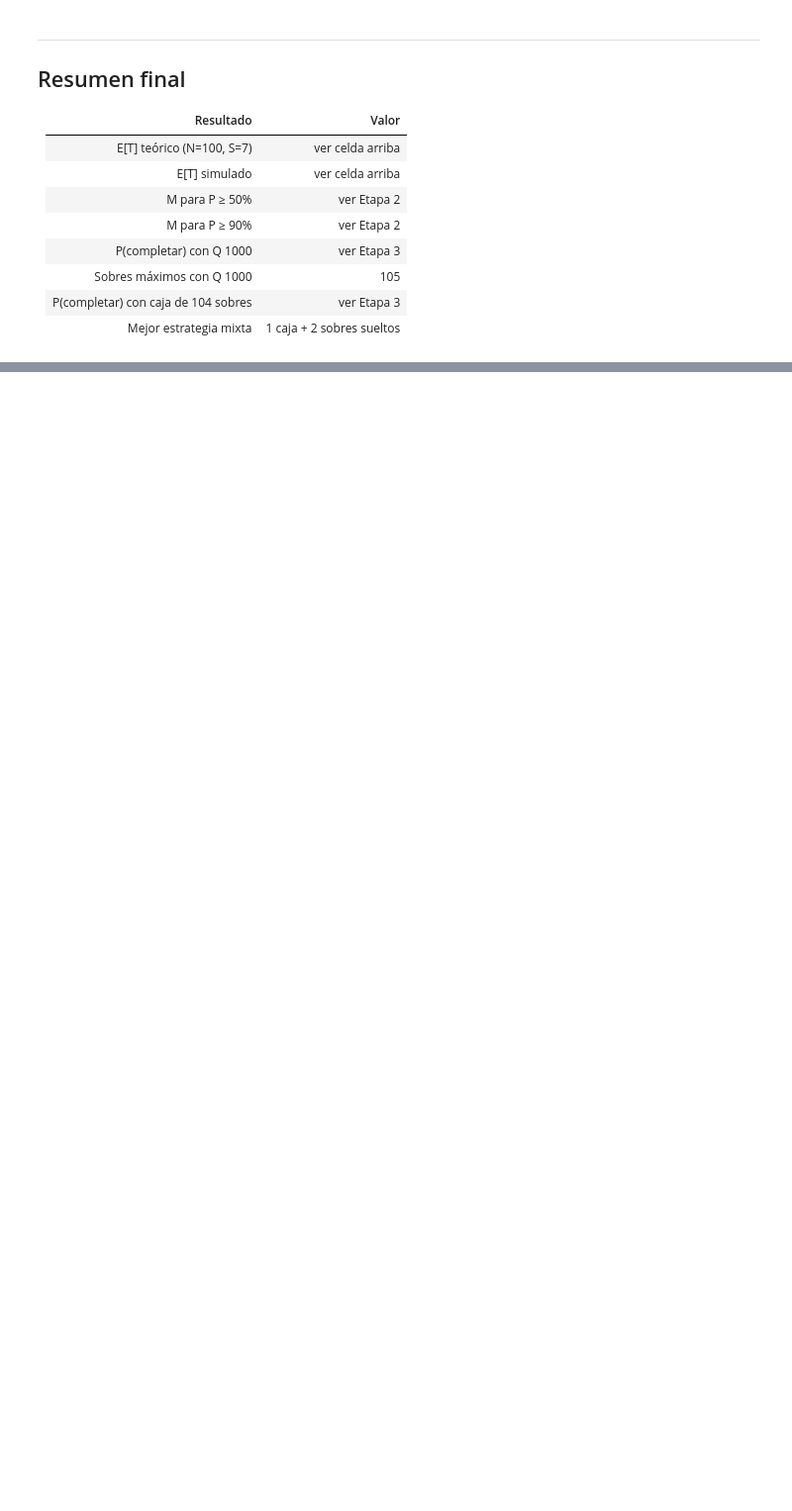
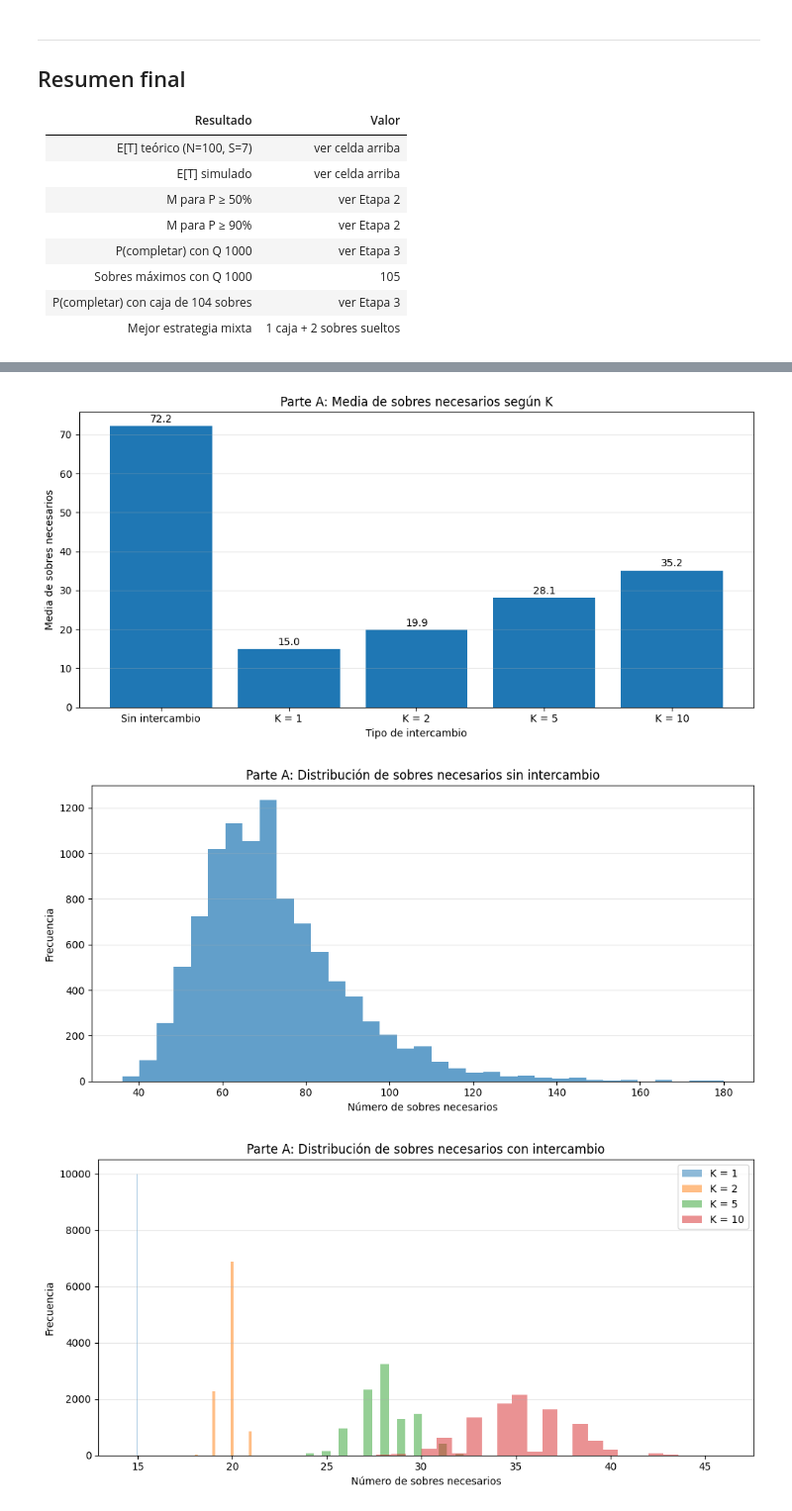
Before and after one commit to silversitoooo/LAB-7, a Jupyter notebook: laboratorio7_panini.ipynb, the cells around one changed output, grey strips where cells are left out. Shown at 99% size. Cells and saved outputs as stored; diff of their text form; code cells hidden in the pictures; blank space fills up the shorter version.

```diff
--- a/laboratorio7_panini.ipynb
+++ b/laboratorio7_panini.ipynb
@@ -493,0 +684,60 @@ Conclusión: Comprar sobres sueltos (usar el presupuesto) da una probabilidad li
+# %%
+# ──────────────────────────────────────────
+# VISUALIZACIÓN PARTE A
+# ──────────────────────────────────────────
+
+# Gráfica de barras con las medias
+etiquetas = ["Sin intercambio"] + [f"K = {K}" for K in valores_K]
+medias = [media_sin] + [distribuciones_A[f"K = {K}"].mean() for K in valores_K]
+
+plt.figure(figsize=(10, 5))
+plt.bar(etiquetas, medias)
+
+plt.title("Parte A: Media de sobres necesarios según K")
+plt.xlabel("Tipo de intercambio")
+plt.ylabel("Media de sobres necesarios")
+plt.grid(axis="y", alpha=0.3)
+
+for i, valor in enumerate(medias):
+    plt.text(i, valor + 1, f"{valor:.1f}", ha="center")
+
+plt.tight_layout()
+plt.show()
+
+
+# Histograma del caso sin intercambio
+plt.figure(figsize=(10, 5))
+plt.hist(sobres_sin_intercambio, bins=35, alpha=0.7)
+
+plt.title("Parte A: Distribución de sobres necesarios sin intercambio")
+plt.xlabel("Número de sobres necesarios")
+plt.ylabel("Frecuencia")
+plt.grid(axis="y", alpha=0.3)
+
+plt.tight_layout()
+plt.show()
+
+
+# Histogramas para los casos con intercambio
+plt.figure(figsize=(10, 5))
+
+for K in valores_K:
+    plt.hist(
+        distribuciones_A[f"K = {K}"],
+        bins=25,
+        alpha=0.5,
+        label=f"K = {K}"
+    )
+
+plt.title("Parte A: Distribución de sobres necesarios con intercambio")
+plt.xlabel("Número de sobres necesarios")
+plt.ylabel("Frecuencia")
+plt.grid(axis="y", alpha=0.3)
+plt.legend()
+
+plt.tight_layout()
+plt.show()
+# %% [output]
+[figure, added]
+[figure, added]
+[figure, added]
```
Also changed, not shown: parts of 12 cells of this notebook, 3 other files.
